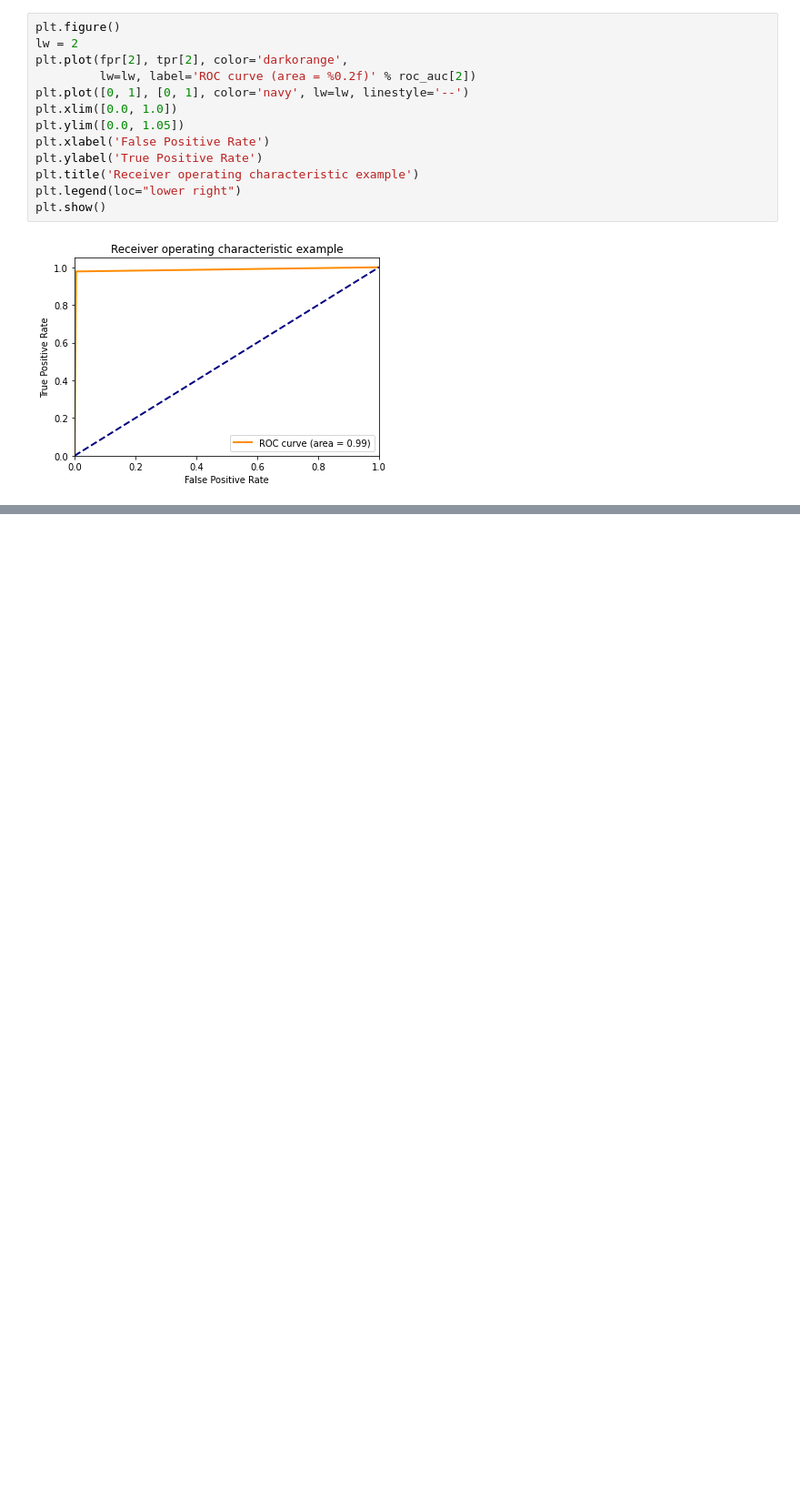
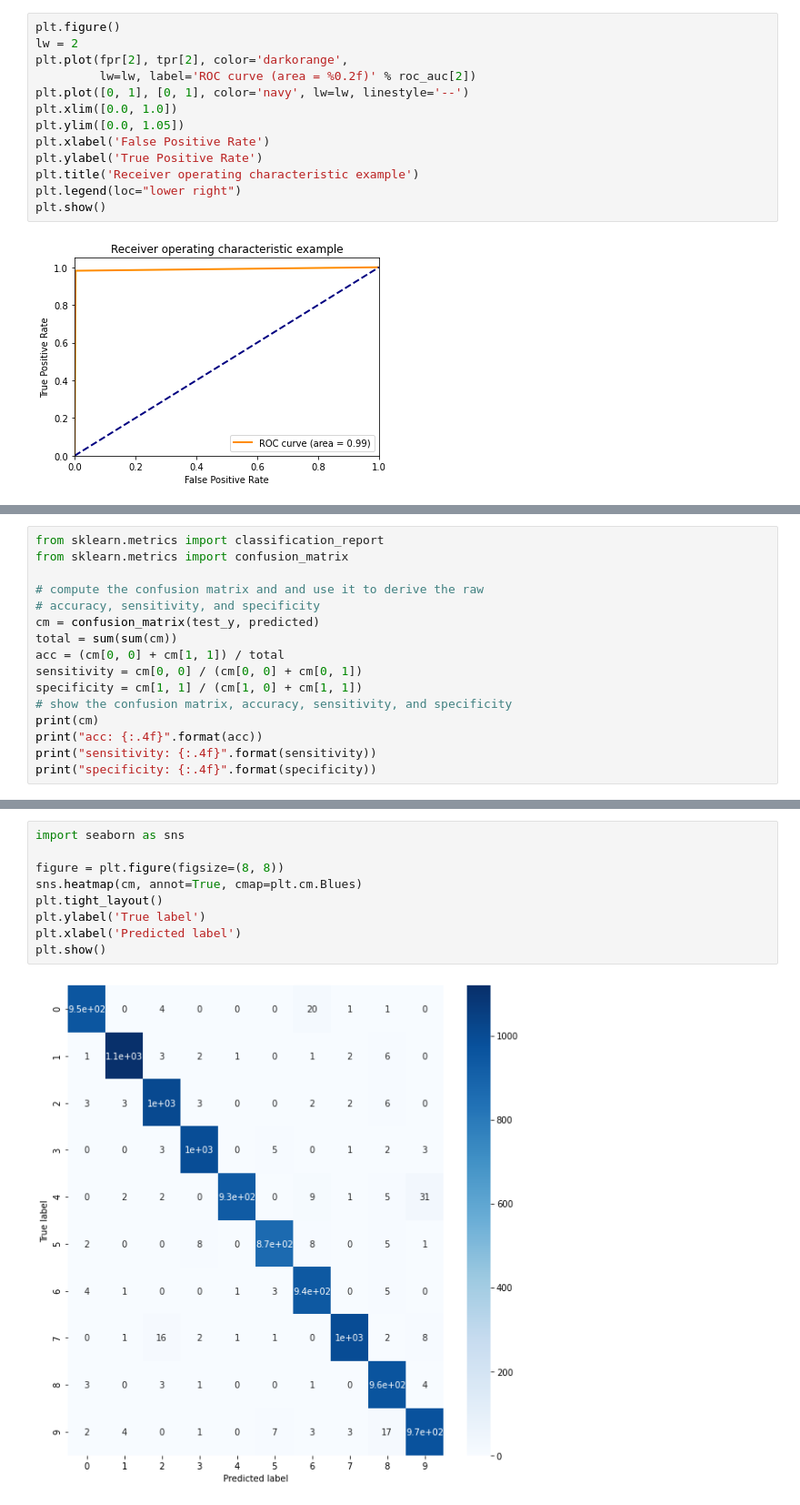
Before and after one commit to dhrim/hongik_2020, a Jupyter notebook: material/deep_learning/draw_auc_with_mnist_cnn.ipynb, the cells around one changed output, grey strips where cells are left out. Shown: that part at 91% size. Cells and saved outputs as stored; diff of their text form; blank space fills up the shorter version.

```diff
--- a/material/deep_learning/draw_auc_with_mnist_cnn.ipynb
+++ b/material/deep_learning/draw_auc_with_mnist_cnn.ipynb
@@ -152,0 +162,16 @@ plt.show()
+# %%
+from sklearn.metrics import classification_report
+from sklearn.metrics import confusion_matrix
+
+# compute the confusion matrix and and use it to derive the raw
+# accuracy, sensitivity, and specificity
+cm = confusion_matrix(test_y, predicted)
+total = sum(sum(cm))
+acc = (cm[0, 0] + cm[1, 1]) / total
+sensitivity = cm[0, 0] / (cm[0, 0] + cm[0, 1])
+specificity = cm[1, 1] / (cm[1, 0] + cm[1, 1])
+# show the confusion matrix, accuracy, sensitivity, and specificity
+print(cm)
+print("acc: {:.4f}".format(acc))
+print("sensitivity: {:.4f}".format(sensitivity))
+print("specificity: {:.4f}".format(specificity))
@@ -152,0 +192,11 @@ plt.show()
+# %%
+import seaborn as sns
+
+figure = plt.figure(figsize=(8, 8))
+sns.heatmap(cm, annot=True, cmap=plt.cm.Blues)
+plt.tight_layout()
+plt.ylabel('True label')
+plt.xlabel('Predicted label')
+plt.show()
+# %% [output]
+[figure, added]
```
Also changed, not shown: parts of 7 cells of this notebook.
